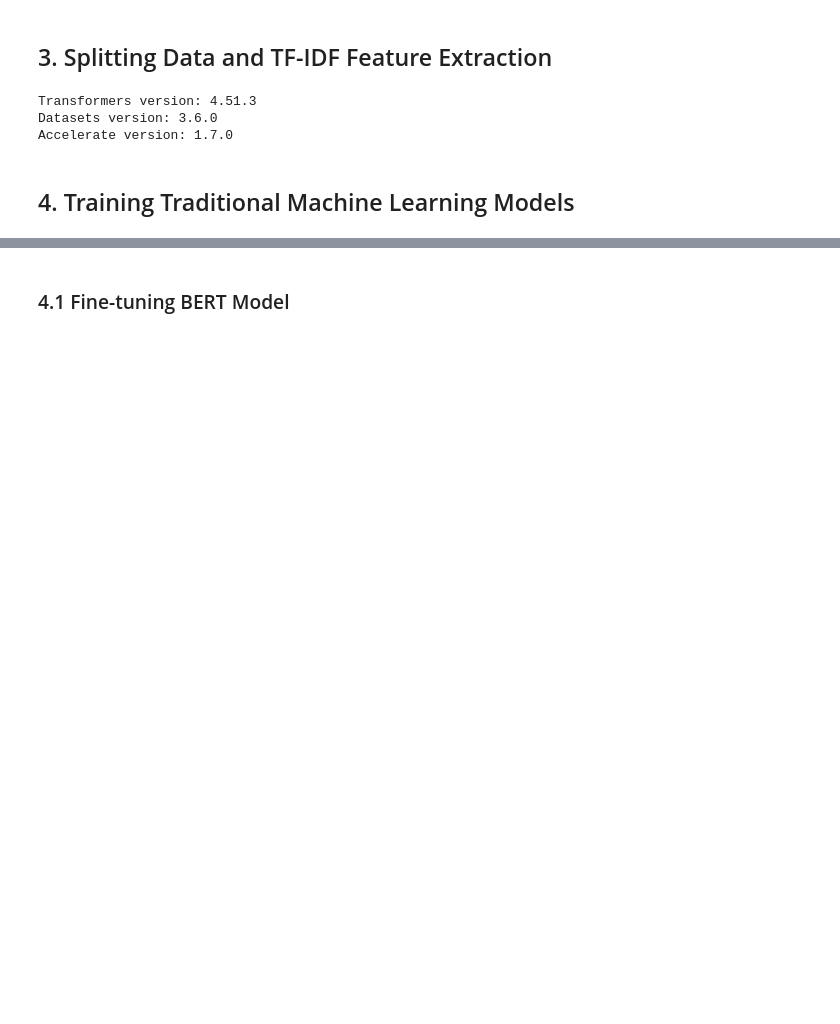
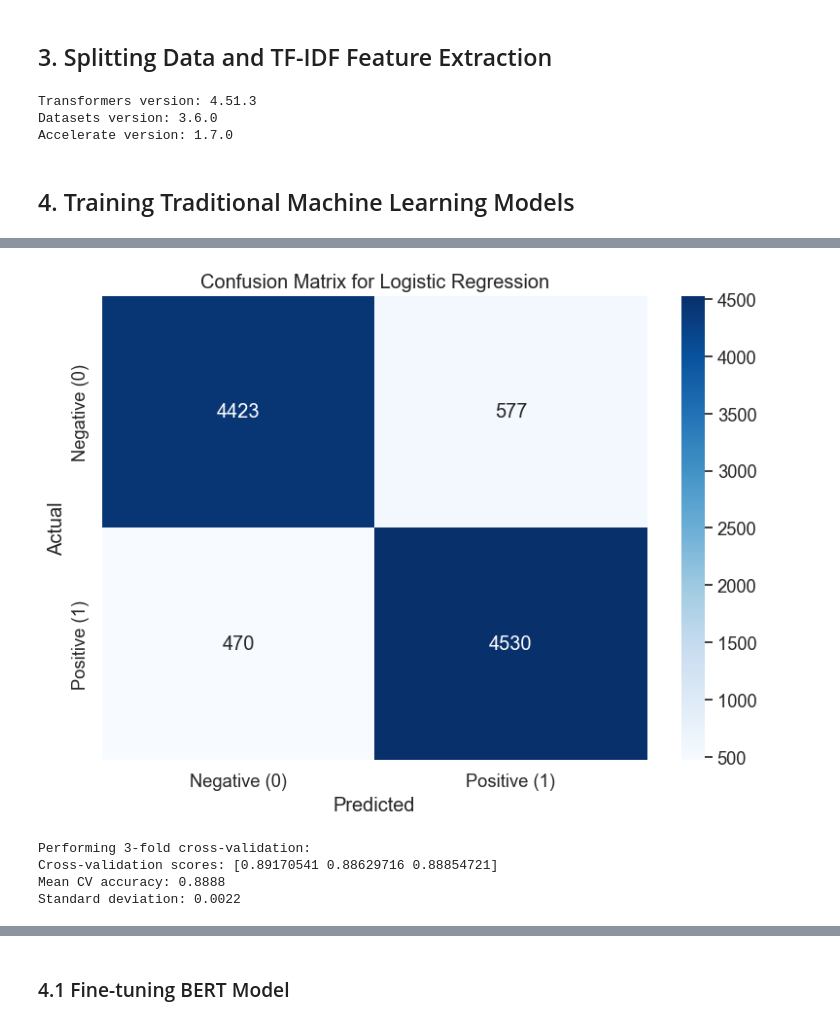
Before and after one commit to abahmad02/CS412-Project, a Jupyter notebook: IMDB_Sentiment_Analysis_Notebook.ipynb, the cells around one changed output, grey strips where cells are left out. Cells and saved outputs as stored; diff of their text form; code cells hidden in the pictures; blank space fills up the shorter version.

```diff
--- a/IMDB_Sentiment_Analysis_Notebook.ipynb
+++ b/IMDB_Sentiment_Analysis_Notebook.ipynb
@@ -179,7 +458,80 @@ Accelerate version: 1.7.0
 ## 4. Training Traditional Machine Learning Models
 # %%
 from sklearn.linear_model import LogisticRegression
+from sklearn.metrics import accuracy_score, classification_report, confusion_matrix
+from sklearn.model_selection import cross_val_score
+import matplotlib.pyplot as plt
+import seaborn as sns
+import numpy as np
 
+# Initialize and train the logistic regression model
 lr_model = LogisticRegression(max_iter=1000, random_state=42)
 lr_model.fit(X_train_tfidf, y_train)
+
+# Make predictions on training and test sets
+y_train_pred = lr_model.predict(X_train_tfidf)
+y_test_pred = lr_model.predict(X_test_tfidf)
+
+# Calculate accuracy for both sets
+train_accuracy = accuracy_score(y_train, y_train_pred)
+test_accuracy = accuracy_score(y_test, y_test_pred)
+
+print(f"Logistic Regression Results:")
+print(f"Training Accuracy: {train_accuracy:.4f}")
+print(f"Test Accuracy: {test_accuracy:.4f}")
+
+# Detailed classification report for test set
+print("\nClassification Report (Test Set):")
+print(classification_report(y_test, y_test_pred))
+
+# Create confusion matrix
+plt.figure(figsize=(8, 6))
+cm = confusion_matrix(y_test, y_test_pred)
+sns.heatmap(cm, annot=True, fmt='d', cmap='Blues',
+            xticklabels=['Negative (0)', 'Positive (1)'],
+            yticklabels=['Negative (0)', 'Positive (1)'])
+plt.xlabel('Predicted')
+plt.ylabel('Actual')
+plt.title('Confusion Matrix for Logistic Regression')
+plt.tight_layout()
+plt.show()
+
+# 3-fold cross-validation
+print("\nPerforming 3-fold cross-validation:")
+cv_scores = cross_val_score(lr_model, X_train_tfidf, y_train, cv=3, scoring='accuracy')
+
+print(f"Cross-validation scores: {cv_scores}")
+print(f"Mean CV accuracy: {cv_scores.mean():.4f}")
+print(f"Standard deviation: {cv_scores.std():.4f}")
+
+# Feature importance visualization (top coefficients by magnitude)
+n_features = 15
+feature_names = np.array(tfidf_vectorizer.get_feature_names_out())
+
+# Sort coefficients by absolute value (most important first)
+coef_abs = np.abs(lr_model.coef_[0])
+top_indices = coef_abs.argsort()[-n_features:][::-1]
+top_features = feature_names[top_indices]
+top_coef = lr_model.coef_[0][top_indices]
+
+# Split into positive and negative coefficients
+pos_indices = top_coef > 0
+neg_indices = ~pos_indices
+
+# Create a bar plot showing the top features
+plt.figure(figsize=(10, 8))
+bars = plt.barh(
+    np.arange(n_features),
+    top_coef,
+    color=['green' if c > 0 else 'red' for c in top_coef]
+)
+plt.yticks(np.arange(n_features), top_features)
+plt.xlabel('Coefficient Value')
+plt.title(f'Top {n_features} features (words) by importance in Logistic Regression')
+
+# Add labels to indicate positive (predictive of positive sentiment) and negative
+plt.legend([plt.Rectangle((0,0),1,1,color='green'), plt.Rectangle((0,0),1,1,color='red')],
+           ['Positive sentiment', 'Negative sentiment'])
+plt.tight_layout()
+plt.show()
 # %% [output]
@@ -186,0 +551,5 @@ LogisticRegression(max_iter=1000, random_state=42)
+[figure, added]
+Performing 3-fold cross-validation:
+Cross-validation scores: [0.89170541 0.88629716 0.88854721]
+Mean CV accuracy: 0.8888
+Standard deviation: 0.0022
```
Also changed, not shown: parts of 21 cells of this notebook, 3 other files.
